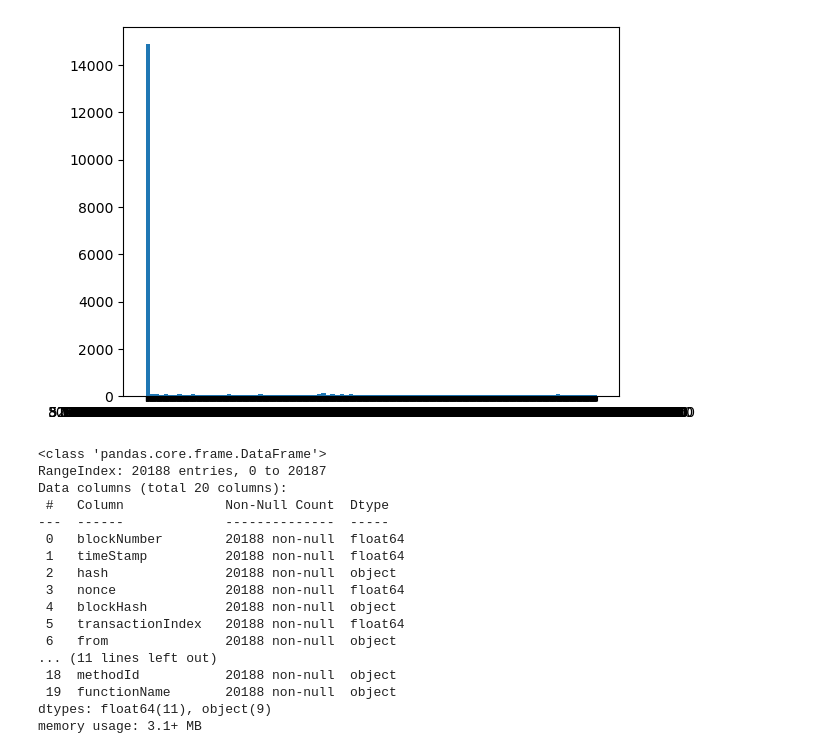
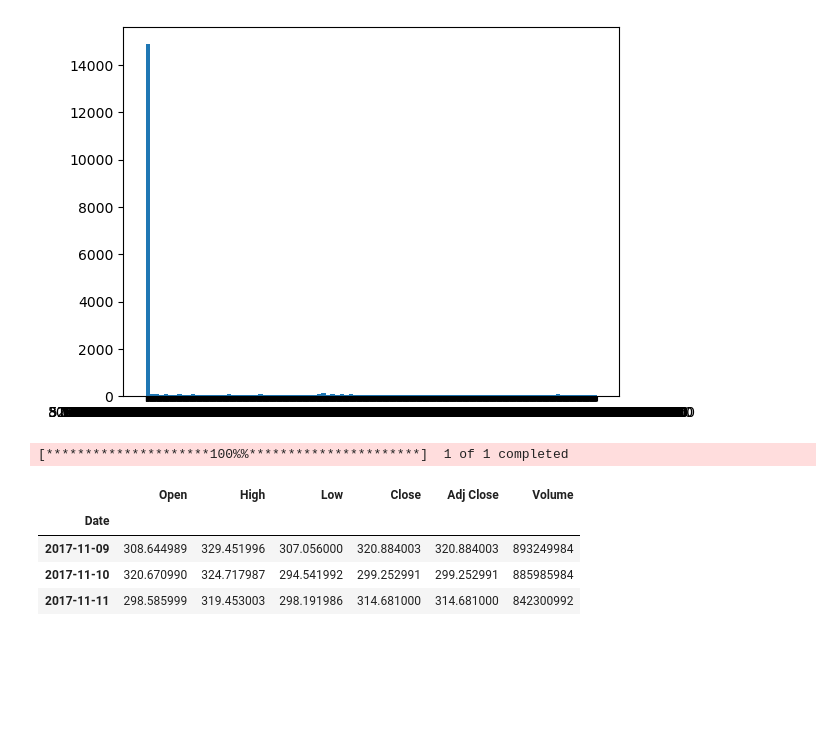
Before and after one commit to mcdunleatate/capstone_project, a Jupyter notebook: code/data_collection.ipynb, the cells around one changed output. Cells and saved outputs as stored; diff of their text form; code cells hidden in the pictures; blank space fills up the shorter version.

```diff
--- a/code/data_collection.ipynb
+++ b/code/data_collection.ipynb
@@ -178,23 +192,3 @@ plt.xticks(rotation=45, ha='right');
 plt.hist(eth_df['value'], bins = 100);
 # %% [output]
 [figure]
-# %%
-eth_df.info()
-# %% [output]
-<class 'pandas.core.frame.DataFrame'>
-RangeIndex: 20188 entries, 0 to 20187
-Data columns (total 20 columns):
- #   Column             Non-Null Count  Dtype
----  ------             --------------  -----
- 0   blockNumber        20188 non-null  float64
- 1   timeStamp          20188 non-null  float64
- 2   hash               20188 non-null  object
- 3   nonce              20188 non-null  float64
- 4   blockHash          20188 non-null  object
- 5   transactionIndex   20188 non-null  float64
- 6   from               20188 non-null  object
-... (11 lines left out)
- 18  methodId           20188 non-null  object
- 19  functionName       20188 non-null  object
-dtypes: float64(11), object(9)
-memory usage: 3.1+ MB
@@ -202,0 +195,14 @@ eth_df.to_csv('../data/eth_trans_data.csv')
+# %%
+eth_ticker = "ETH-USD"
+
+start_d = "2015-08-01"
+end_d = "2024-02-01"
+
+price_eth = yf.download(eth_ticker, start = start_d, end = end_d)
+# %% [output]
+[*********************100%%**********************]  1 of 1 completed
+|  | Open | High | Low | Close | Adj Close | Volume |
+| Date |  |  |  |  |  |  |
+| 2017-11-09 | 308.644989 | 329.451996 | 307.056000 | 320.884003 | 320.884003 | 893249984 |
+| 2017-11-10 | 320.670990 | 324.717987 | 294.541992 | 299.252991 | 299.252991 | 885985984 |
+| 2017-11-11 | 298.585999 | 319.453003 | 298.191986 | 314.681000 | 314.681000 | 842300992 |
```
Also changed, not shown: parts of 14 cells of this notebook, 5 other files.
